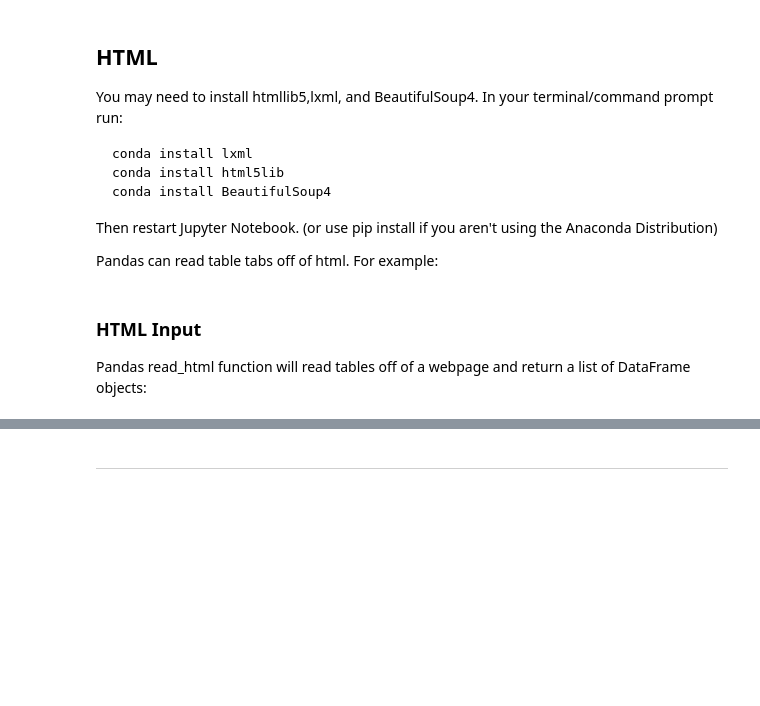
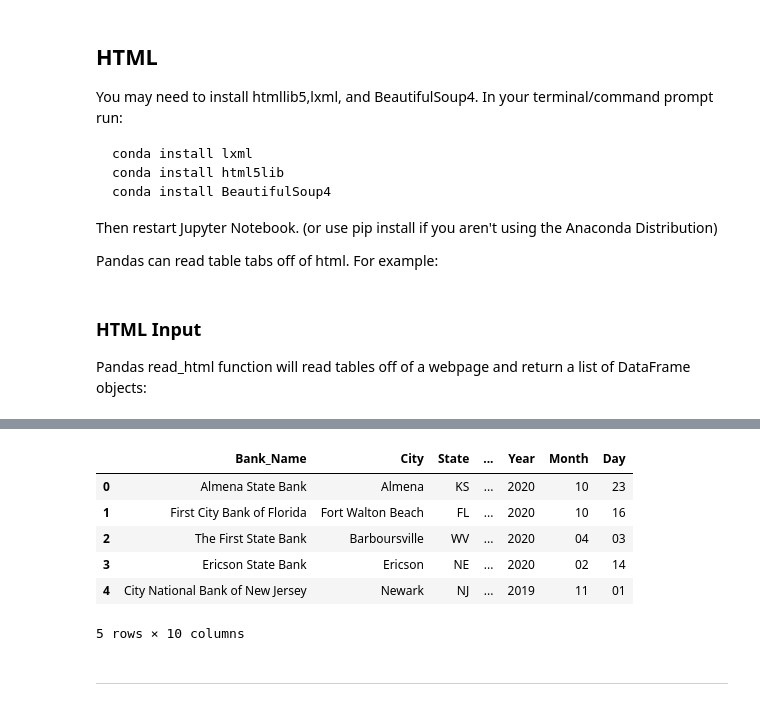
Before and after one commit to doumbiassa/GitHub_tutoring, a Jupyter notebook: Data_Input_and_Output.ipynb, the cells around one changed output, grey strips where cells are left out. Drawn from its saved outputs; the diff is of its cells as text; code cells hidden in the pictures; blank space fills up the shorter version.

```diff
--- a/Data_Input_and_Output.ipynb
+++ b/Data_Input_and_Output.ipynb
@@ -67,0 +182,3 @@ df[0]
+# %%
+# Now, lets convert the datetime object to a string
+df['date'] = df['date'].astype('string')
@@ -67,0 +189,14 @@ df[0]
+# %%
+df['Year'] =df['date'].apply(lambda x: x.split('-')[0])
+df['Month'] =df['date'].apply(lambda x: x.split('-')[1])
+df['Day'] =df['date'].apply(lambda x: x.split('-')[2])
+# %%
+df.head()
+# %% [output]
+|  | Bank_Name | City | State | ... | Year | Month | Day |
+| 0 | Almena State Bank | Almena | KS | ... | 2020 | 10 | 23 |
+| 1 | First City Bank of Florida | Fort Walton Beach | FL | ... | 2020 | 10 | 16 |
+| 2 | The First State Bank | Barboursville | WV | ... | 2020 | 04 | 03 |
+| 3 | Ericson State Bank | Ericson | NE | ... | 2020 | 02 | 14 |
+| 4 | City National Bank of New Jersey | Newark | NJ | ... | 2019 | 11 | 01 |
+5 rows × 10 columns
```
Also changed, not shown: parts of 32 cells of this notebook, 4 other files.
